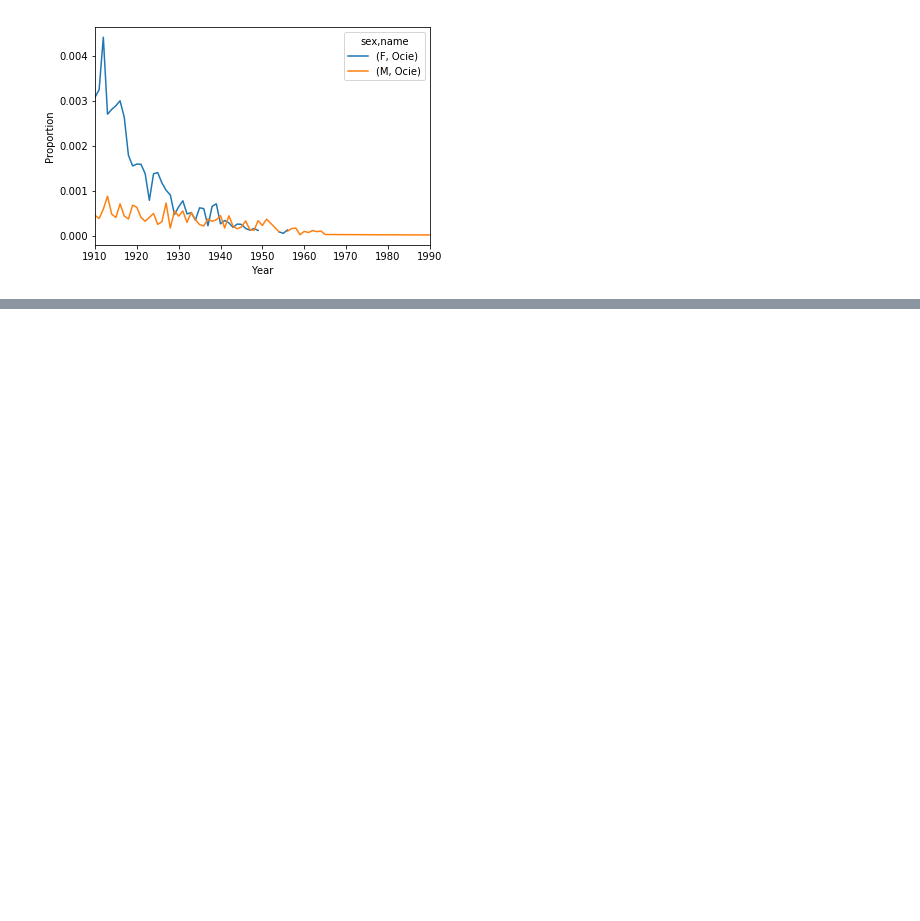
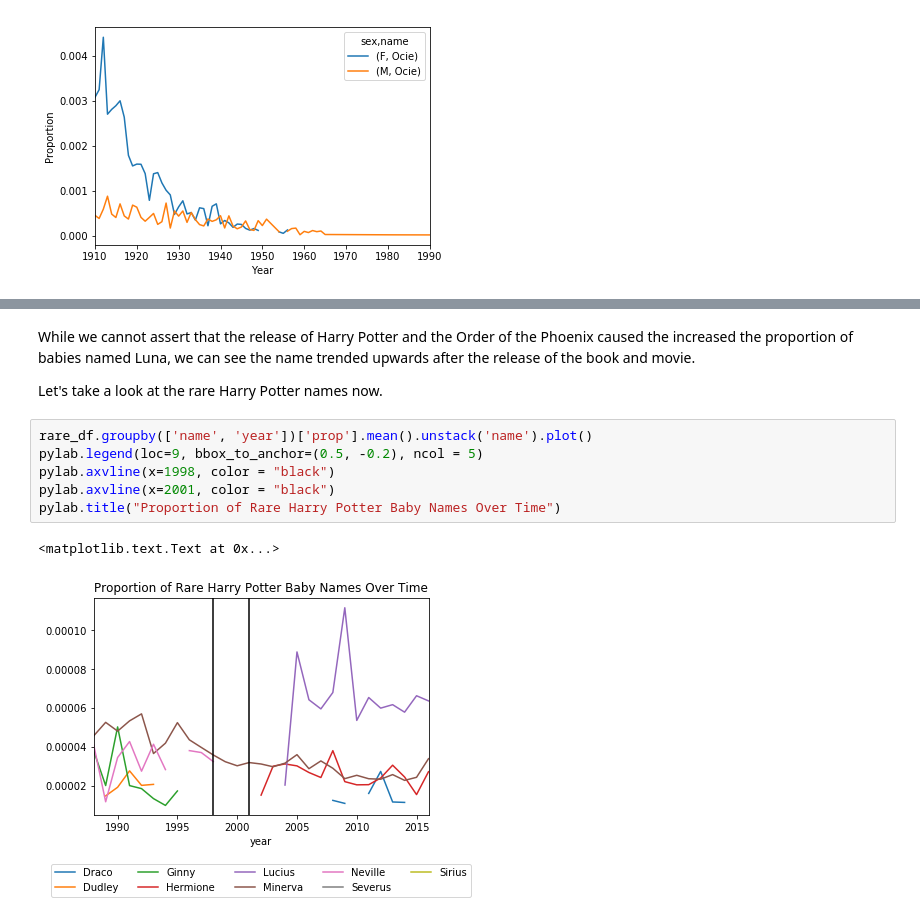
Before and after one commit to spalmerg/BabyNamesProject, a Jupyter notebook: Project 1 - Babynames.ipynb, the cells around one changed output, grey strips where cells are left out. Saved outputs shown, nothing was run; the diff lists cells and outputs as text; blank space fills up the shorter version.

```diff
--- a/Project 1 - Babynames.ipynb
+++ b/Project 1 - Babynames.ipynb
@@ -275,0 +319,13 @@ rare_df.groupby(['name', 'year'])['occurances'].count().unstack('name').plot()
+# %% [markdown]
+While we cannot assert that the release of Harry Potter and the Order of the Phoenix caused the increased the proportion of babies named Luna, we can see the name trended upwards after the release of the book and movie.
+
+Let's take a look at the rare Harry Potter names now.
+# %%
+rare_df.groupby(['name', 'year'])['prop'].mean().unstack('name').plot()
+pylab.legend(loc=9, bbox_to_anchor=(0.5, -0.2), ncol = 5)
+pylab.axvline(x=1998, color = "black")
+pylab.axvline(x=2001, color = "black")
+pylab.title("Proportion of Rare Harry Potter Baby Names Over Time")
+# %% [output]
+<matplotlib.text.Text at 0x...>
+[figure, added]
```
Also changed, not shown: parts of 18 cells of this notebook.
